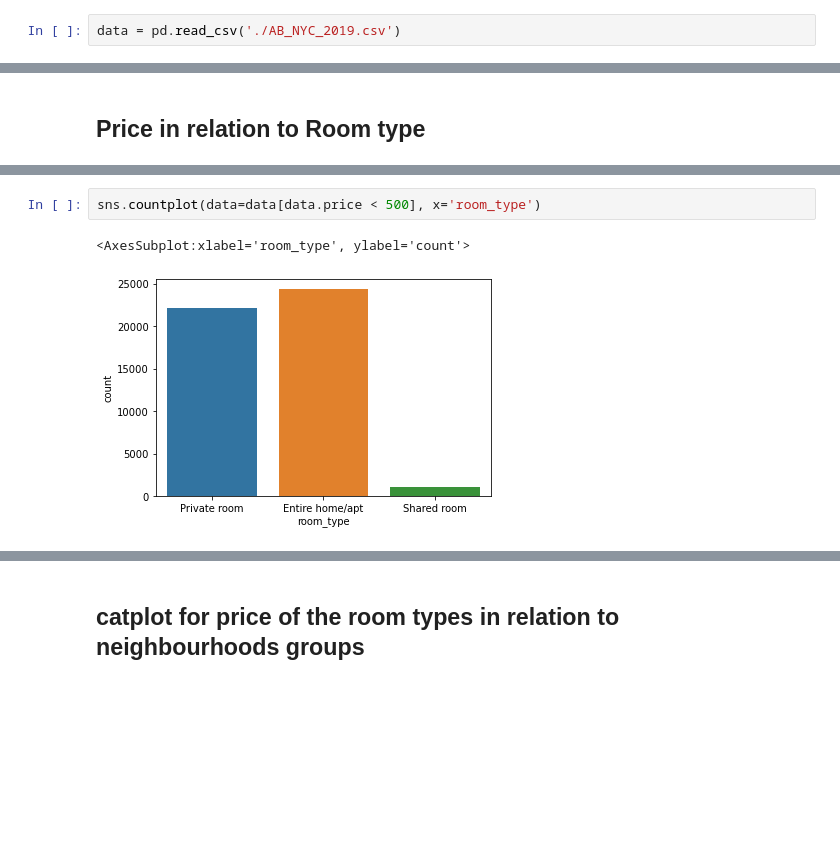
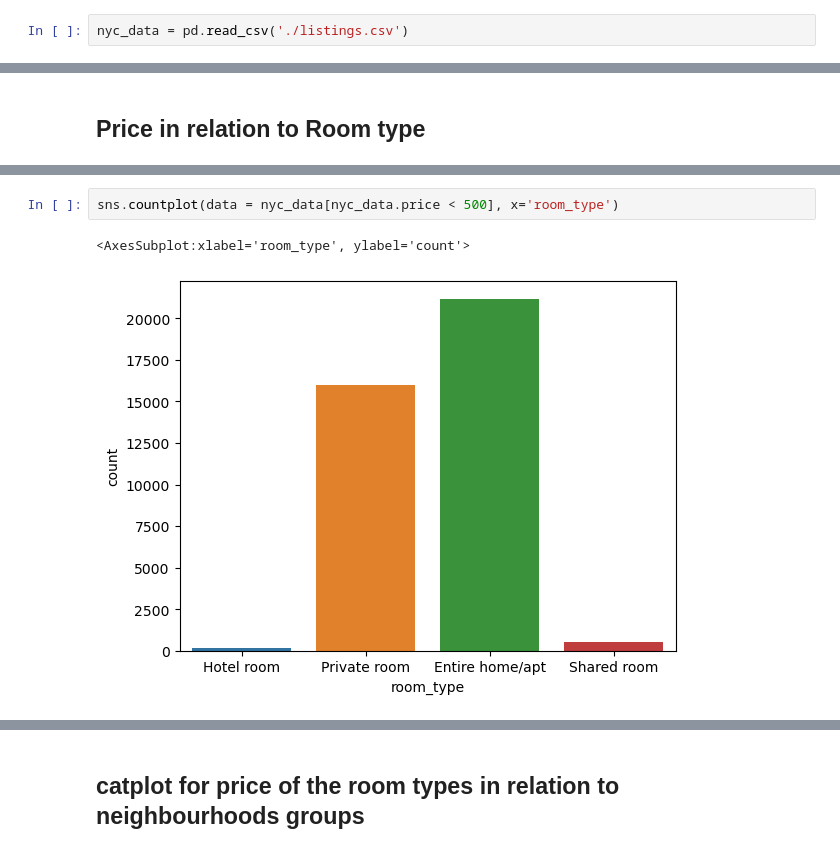
Before and after one commit to angiecodess/AirBnB-NewYork-Price-Prediction, a Jupyter notebook: AirBnB price prediction.ipynb, the cells around one changed output, grey strips where cells are left out. Cells and saved outputs as stored; diff of their text form; blank space fills up the shorter version.

```diff
--- a/AirBnB price prediction.ipynb
+++ b/AirBnB price prediction.ipynb
@@ -8,5 +8,5 @@ warnings.filterwarnings('ignore')
 # %% [markdown]
 # EDA (Exploratory Data Analysis)
 # %%
-data = pd.read_csv('./AB_NYC_2019.csv')
+nyc_data = pd.read_csv('./listings.csv')
 # %%
@@ -185,7 +170,7 @@ Shared room         1160
 Name: room_type, dtype: int64
 # %%
-sns.countplot(data=data[data.price < 500], x='room_type')
+sns.countplot(data = nyc_data[nyc_data.price < 500], x='room_type')
 # %% [output]
 <AxesSubplot:xlabel='room_type', ylabel='count'>
-[figure, old version]
+[figure, new version]
 # %%
```
Also changed, not shown: parts of 130 cells of this notebook, 2 other files.
